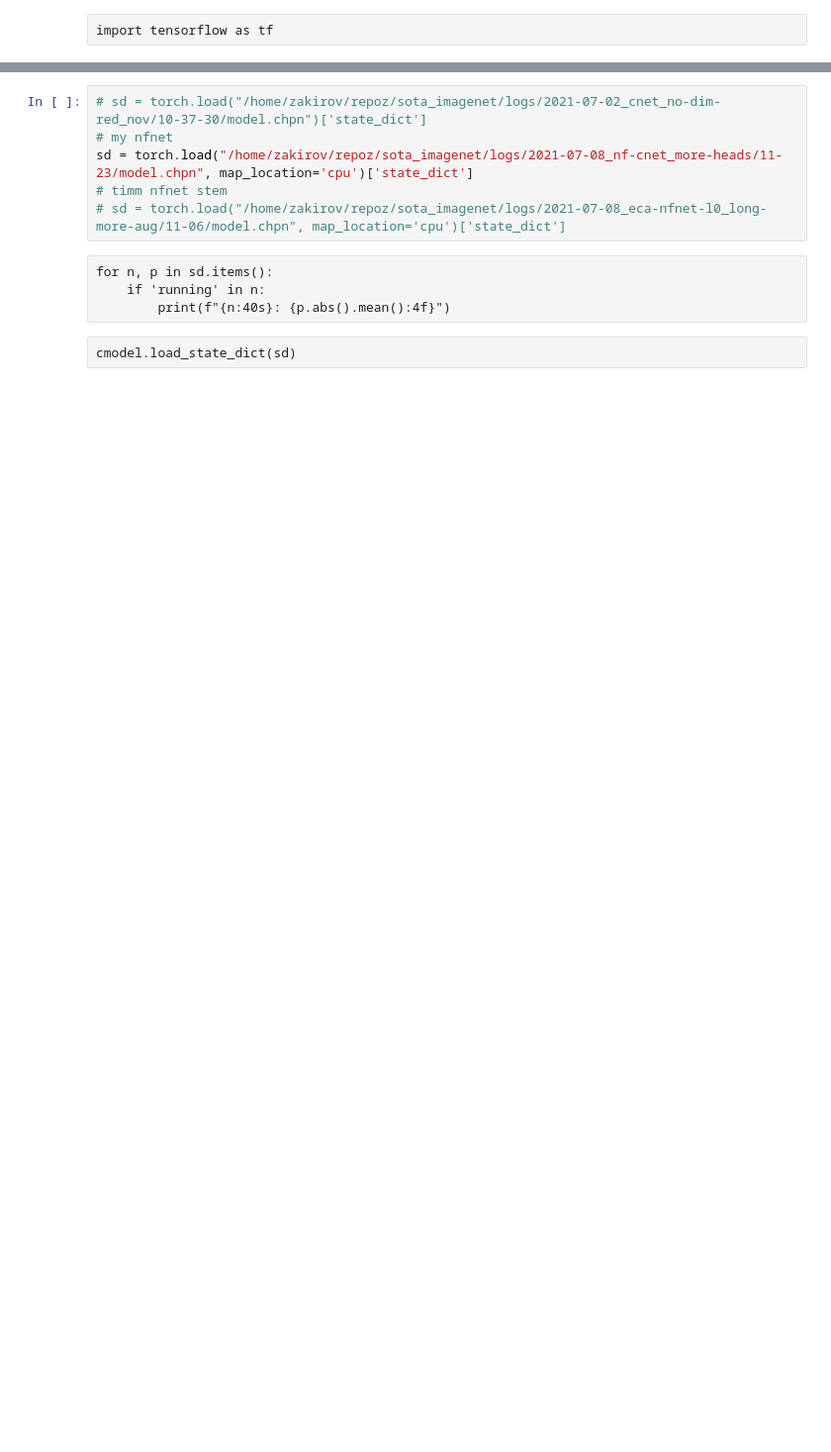
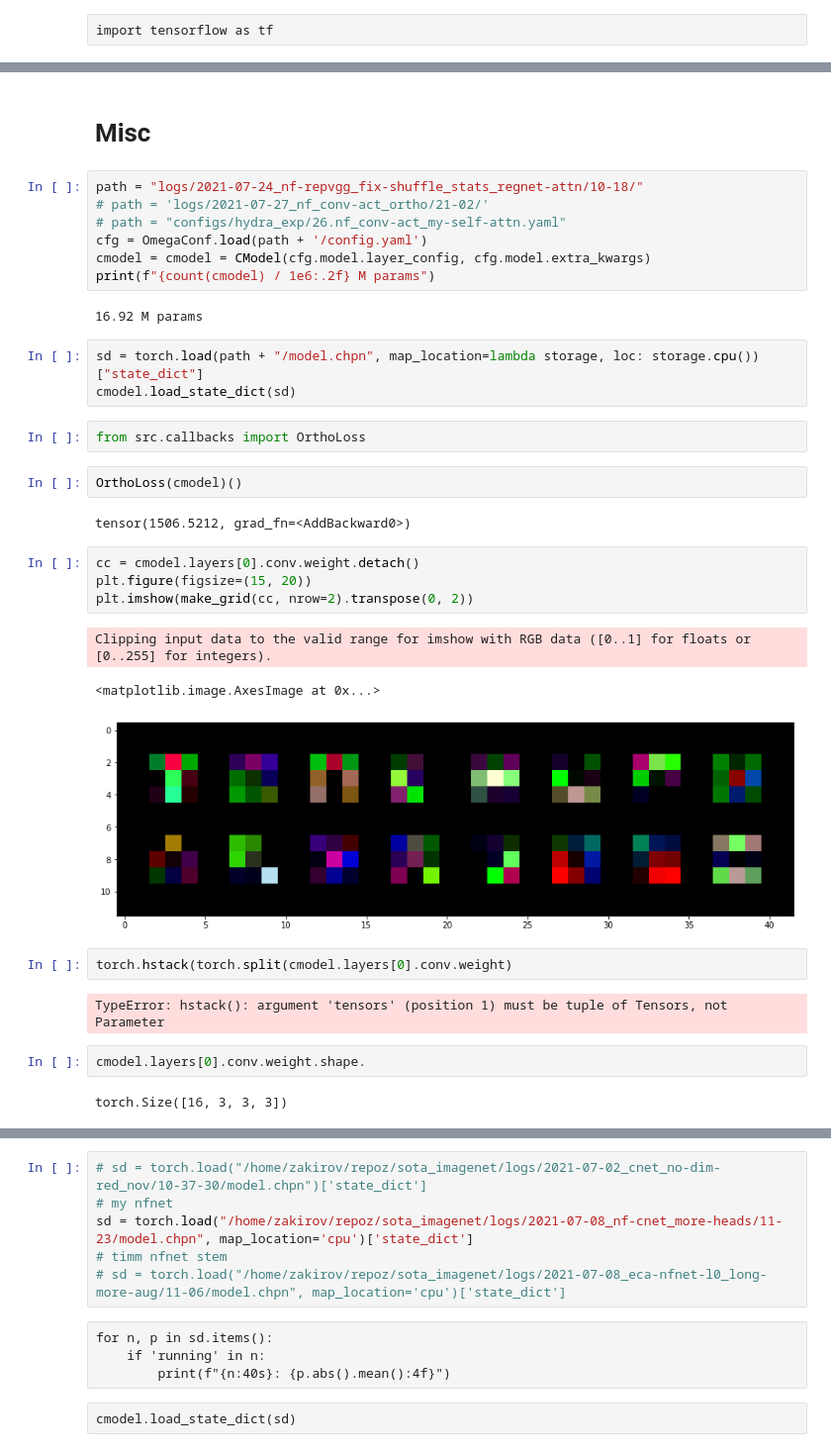
Before and after one commit to bonlime/sota_imagenet, a Jupyter notebook: eval.ipynb, the cells around one changed output, grey strips where cells are left out. Shown at 99% size. Drawn from its saved outputs; the diff is of its cells as text; blank space fills up the shorter version.

```diff
--- a/eval.ipynb
+++ b/eval.ipynb
@@ -309,0 +42,36 @@ cmodel._patch_drop_path()
+# %% [markdown]
+# Misc
+# %%
+path = "logs/2021-07-24_nf-repvgg_fix-shuffle_stats_regnet-attn/10-18/"
+# path = 'logs/2021-07-27_nf_conv-act_ortho/21-02/'
+# path = "configs/hydra_exp/26.nf_conv-act_my-self-attn.yaml"
+cfg = OmegaConf.load(path + '/config.yaml')
+cmodel = cmodel = CModel(cfg.model.layer_config, cfg.model.extra_kwargs)
+print(f"{count(cmodel) / 1e6:.2f} M params")
+# %% [output]
+16.92 M params
+# %%
+sd = torch.load(path + "/model.chpn", map_location=lambda storage, loc: storage.cpu())["state_dict"]
+cmodel.load_state_dict(sd)
+# %%
+from src.callbacks import OrthoLoss
+# %%
+OrthoLoss(cmodel)()
+# %% [output]
+tensor(1506.5212, grad_fn=<AddBackward0>)
+# %%
+cc = cmodel.layers[0].conv.weight.detach()
+plt.figure(figsize=(15, 20))
+plt.imshow(make_grid(cc, nrow=2).transpose(0, 2))
+# %% [output]
+Clipping input data to the valid range for imshow with RGB data ([0..1] for floats or [0..255] for integers).
+<matplotlib.image.AxesImage at 0x...>
+[figure, added]
+# %%
+torch.hstack(torch.split(cmodel.layers[0].conv.weight)
+# %% [output]
+TypeError: hstack(): argument 'tensors' (position 1) must be tuple of Tensors, not Parameter
+# %%
+cmodel.layers[0].conv.weight.shape.
+# %% [output]
+torch.Size([16, 3, 3, 3])
```
Also changed, not shown: parts of 177 cells of this notebook, 12 other files.
